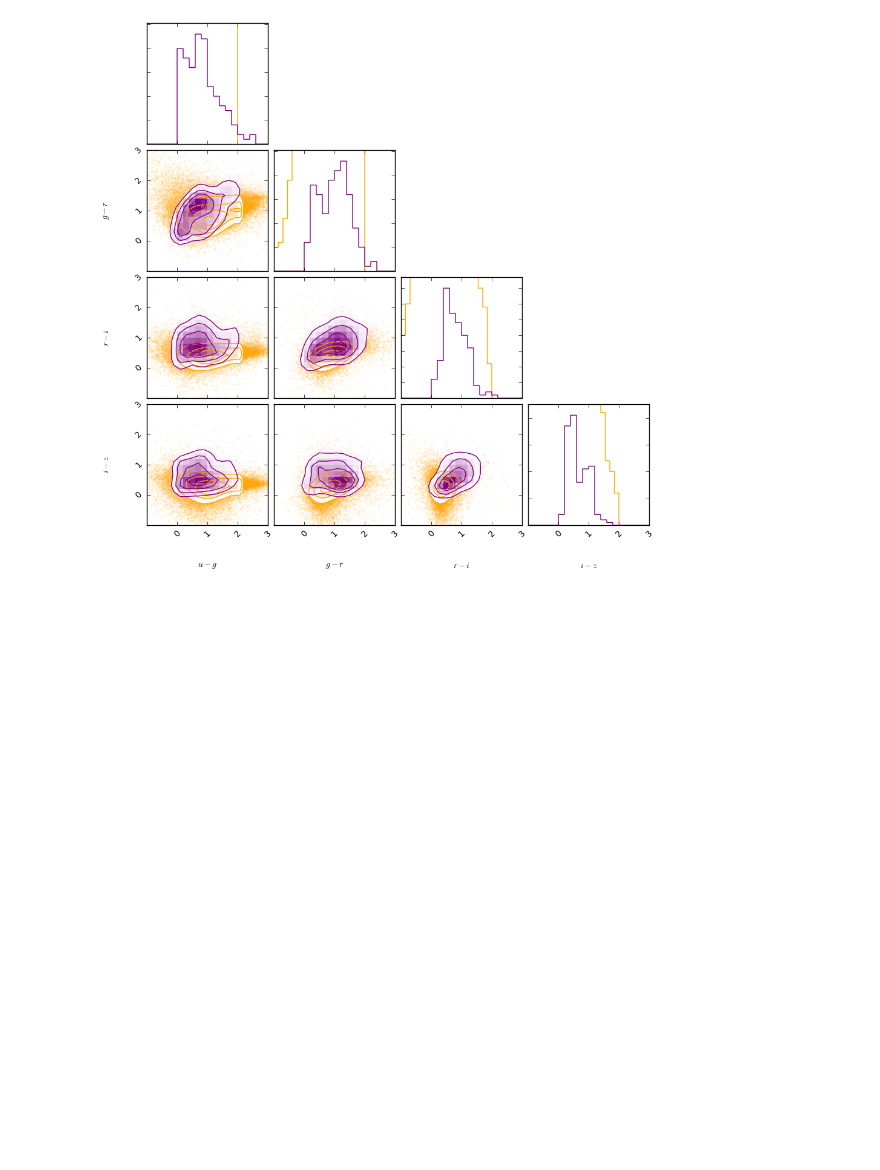
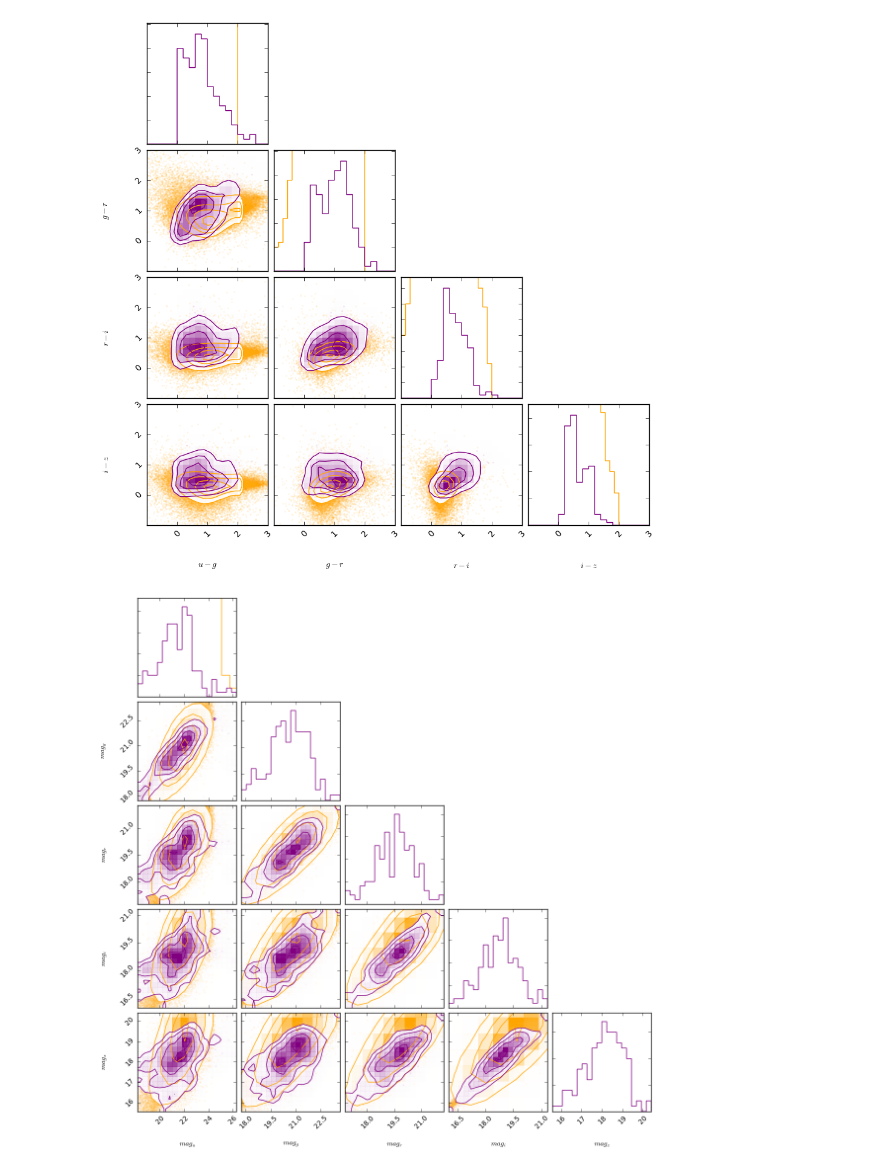
Before and after one commit to jiwoncpark/SLRealizer, a Jupyter notebook: python/desc/slrealizer/SDSS_EXPERIMENT.ipynb, the cells around one changed output. Drawn from its saved outputs; the diff is of its cells as text; code cells hidden in the pictures; blank space fills up the shorter version.

Commit message:
first cornerplot output

```diff
--- a/python/desc/slrealizer/SDSS_EXPERIMENT.ipynb
+++ b/python/desc/slrealizer/SDSS_EXPERIMENT.ipynb
@@ -66,3 +66,9 @@ fig1 = realizer.generate_cornerplot(object_table_dir='../../../data/sdss_galaxie
 fig = realizer.generate_cornerplot(object_table_dir='../../../data/object_catalog_galsim_noise_free.csv', color='purple', option=option, overlap=fig1, galsim=True, range=[(-1.0, 3.0), (-1.0, 3.0), (-1.0, 3.0), (-1.0, 3.0)])
 # %% [output]
 [figure]
+# %%
+option = ['magnitude']
+fig1 = realizer.generate_cornerplot(object_table_dir='../../../data/sdss_galaxies.csv', color='orange', option=option, galsim=True)
+fig = realizer.generate_cornerplot(object_table_dir='../../../data/object_catalog_galsim_noise_free.csv', color='purple', option=option, overlap=fig1, galsim=True)
+# %% [output]
+[figure, added]
```
